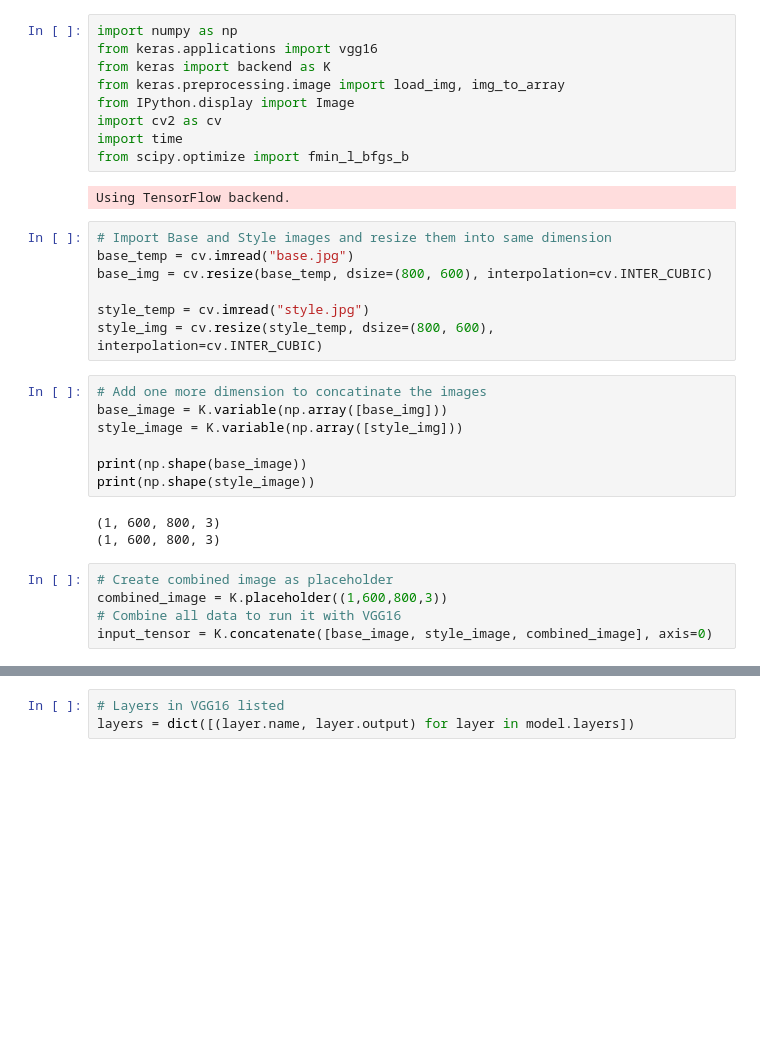
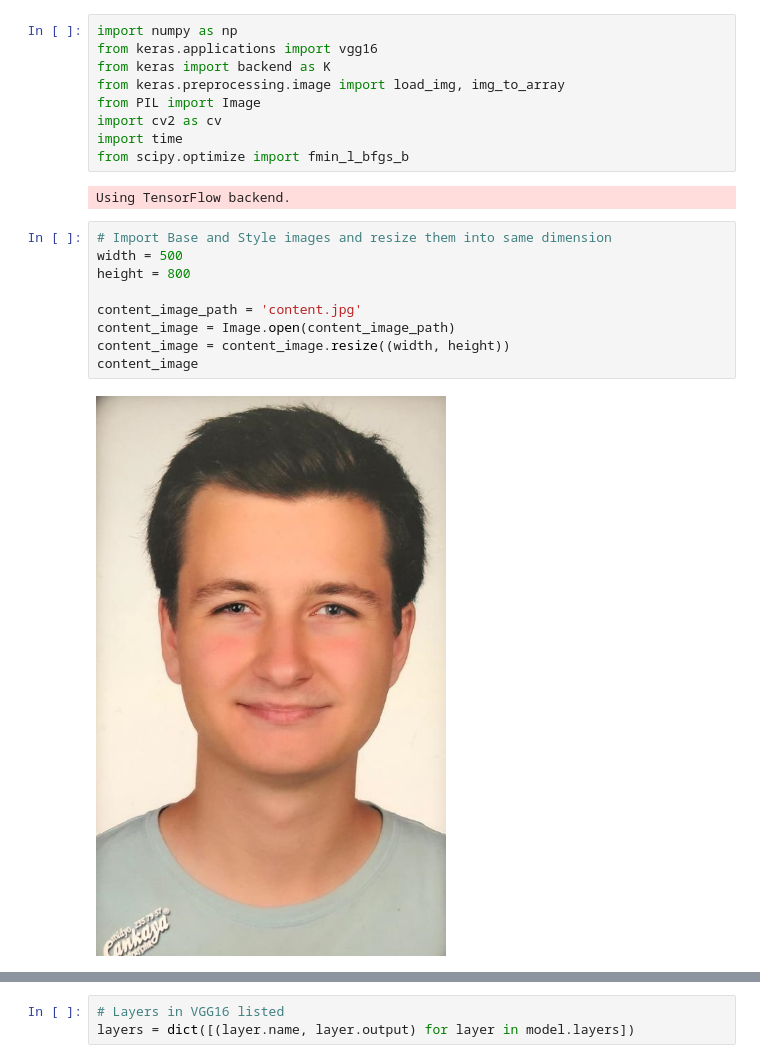
Before and after one commit to keremayoz/Stylist, a Jupyter notebook: src/style_transfer.ipynb, the cells around one changed output, grey strips where cells are left out. Drawn from its saved outputs; the diff is of its cells as text; blank space fills up the shorter version.

```diff
--- a/src/style_transfer.ipynb
+++ b/src/style_transfer.ipynb
@@ -3,31 +14,20 @@ import numpy as np
 from keras.applications import vgg16
 from keras import backend as K
 from keras.preprocessing.image import load_img, img_to_array
-from IPython.display import Image
+from PIL import Image
 import cv2 as cv
 import time
 from scipy.optimize import fmin_l_bfgs_b
 # %% [output]
 Using TensorFlow backend.
-# %%
-# Import Base and Style images and resize them into same dimension
-base_temp = cv.imread("base.jpg")
-base_img = cv.resize(base_temp, dsize=(800, 600), interpolation=cv.INTER_CUBIC)
-
-style_temp = cv.imread("style.jpg")
-style_img = cv.resize(style_temp, dsize=(800, 600), interpolation=cv.INTER_CUBIC)
-# %%
-# Add one more dimension to concatinate the images
-base_image = K.variable(np.array([base_img]))
-style_image = K.variable(np.array([style_img]))
-
-print(np.shape(base_image))
-print(np.shape(style_image))
-# %% [output]
-(1, 600, 800, 3)
-(1, 600, 800, 3)
-# %%
-# Create combined image as placeholder
-combined_image = K.placeholder((1,600,800,3))
-# Combine all data to run it with VGG16
-input_tensor = K.concatenate([base_image, style_image, combined_image], axis=0)
+# %%
+# Import Base and Style images and resize them into same dimension
+width = 500
+height = 800
+
+content_image_path = 'content.jpg'
+content_image = Image.open(content_image_path)
+content_image = content_image.resize((width, height))
+content_image
+# %% [output]
+[figure, added]
```
Also changed, not shown: parts of 17 cells of this notebook, 18 other files.
